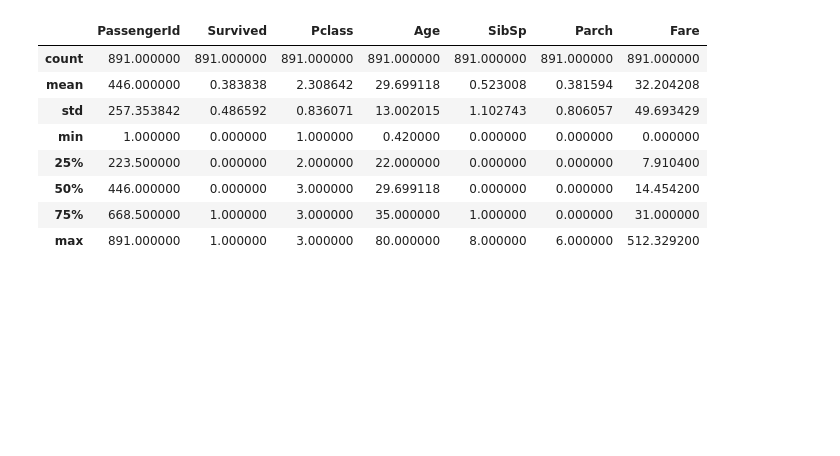
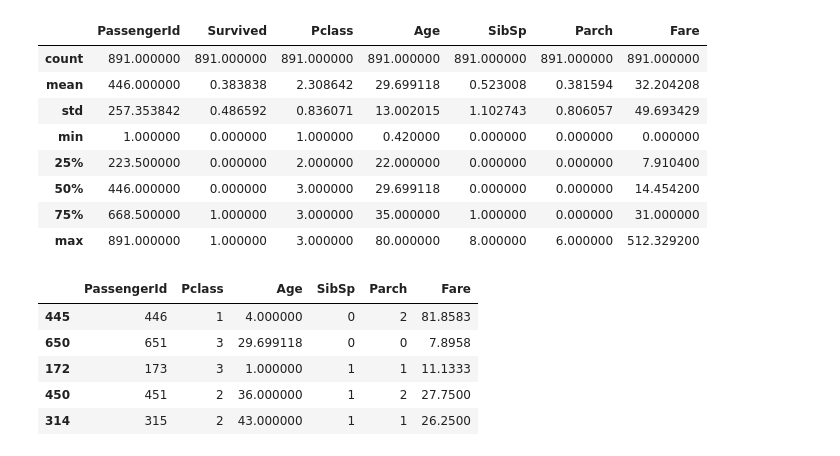
Before and after one commit to shahriarrahman027/100-Days-of-Machine-Learning-, a Jupyter notebook: Feature Engineering/Power Transformer 2.ipynb, the cells around one changed output. Drawn from its saved outputs; the diff is of its cells as text; code cells hidden in the pictures; blank space fills up the shorter version.

```diff
--- a/Feature Engineering/Power Transformer 2.ipynb
+++ b/Feature Engineering/Power Transformer 2.ipynb
@@ -91,0 +97,9 @@ for col in
+# %%
+X_train.head()
+# %% [output]
+|  | PassengerId | Pclass | Age | SibSp | Parch | Fare |
+| 445 | 446 | 1 | 4.000000 | 0 | 2 | 81.8583 |
+| 650 | 651 | 3 | 29.699118 | 0 | 0 | 7.8958 |
+| 172 | 173 | 3 | 1.000000 | 1 | 1 | 11.1333 |
+| 450 | 451 | 2 | 36.000000 | 1 | 2 | 27.7500 |
+| 314 | 315 | 2 | 43.000000 | 1 | 1 | 26.2500 |
```
Also changed, not shown: parts of 6 cells of this notebook.
